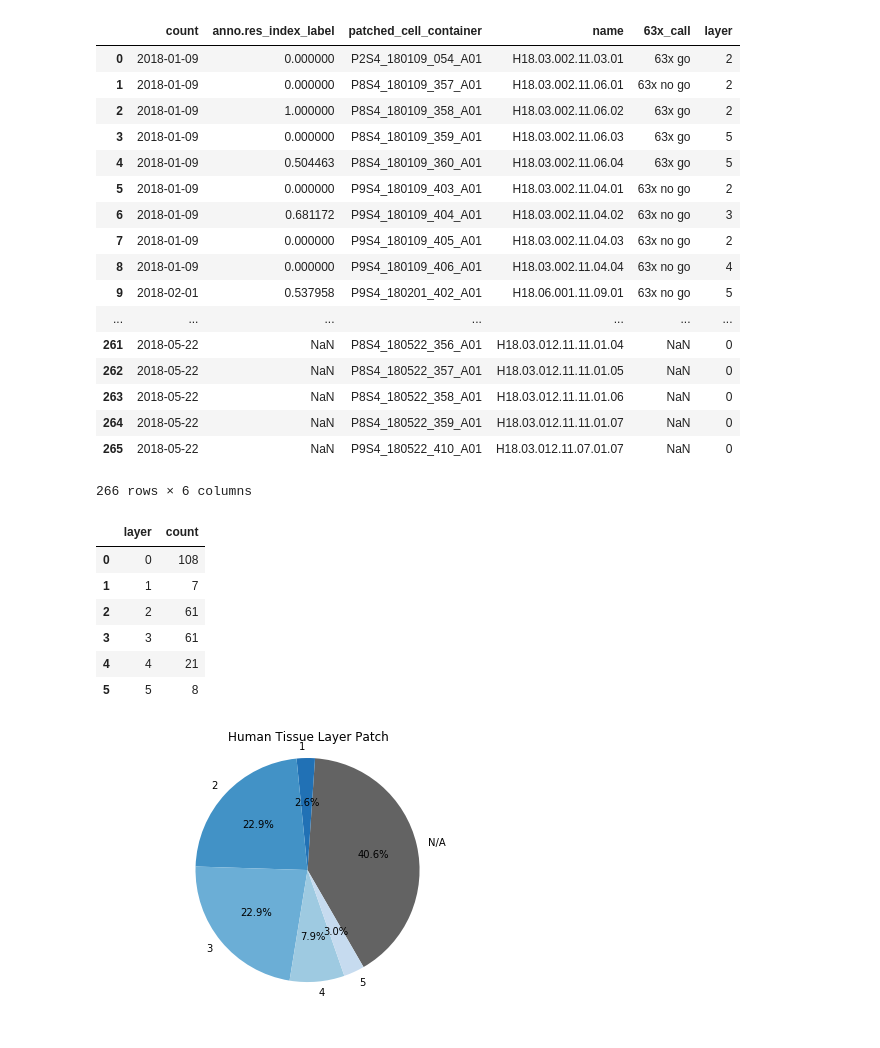
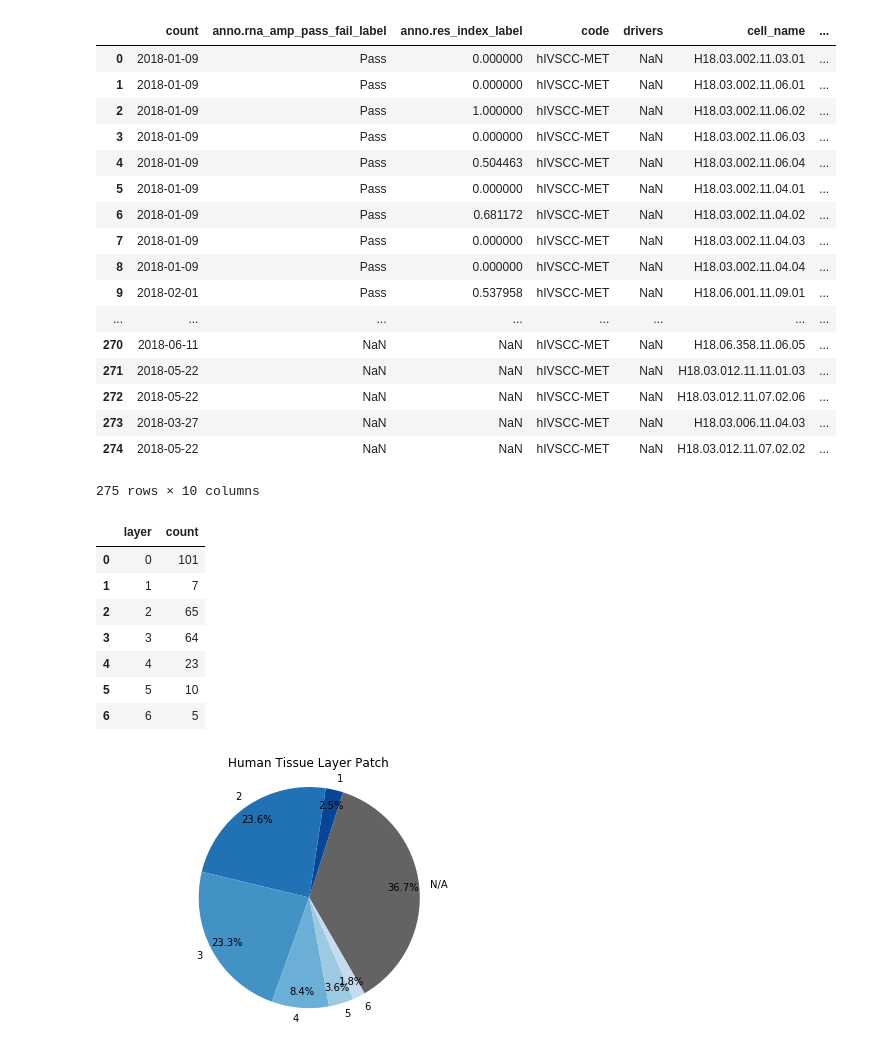
Before and after one commit to ru57y34nn/SMART_goals, a Jupyter notebook: src/Human_Layer_Pie_Chart.ipynb, the cells around one changed output. Cells and saved outputs as stored; diff of their text form; code cells hidden in the pictures.

```diff
--- a/src/Human_Layer_Pie_Chart.ipynb
+++ b/src/Human_Layer_Pie_Chart.ipynb
@@ -14,11 +14,11 @@ import os
 import pathlib2
 %matplotlib inline
 # %%
-home = pathlib2.Path.home()
-full_path = home/"documents"/"github"/"SMART_goals"/"data"/"human_smart_data.csv"
-full_path = str(full_path)
-full_path
-hdata = pd.read_csv(full_path)
+#home = pathlib2.Path.home()
+#full_path = home/"documents"/"github"/"SMART_goals"/"data"/"human_smart_data.csv"
+#full_path = str(full_path)
+#full_path
+hdata = pd.read_csv('../data/human_smart_data.csv')
 # %%
 hdata['layer'].fillna(0, inplace=True)
 hdata['layer'] = hdata['layer'].astype(int)
@@ -27,24 +27,24 @@ hdata = hdata.rename(columns = {'recording_date':'count'})
 
 hdata
 # %% [output]
-|  | count | anno.res_index_label | patched_cell_container | name | 63x_call | layer |
-| 0 | 2018-01-09 | 0.000000 | P2S4_180109_054_A01 | H18.03.002.11.03.01 | 63x go | 2 |
-| 1 | 2018-01-09 | 0.000000 | P8S4_180109_357_A01 | H18.03.002.11.06.01 | 63x no go | 2 |
-| 2 | 2018-01-09 | 1.000000 | P8S4_180109_358_A01 | H18.03.002.11.06.02 | 63x go | 2 |
-| 3 | 2018-01-09 | 0.000000 | P8S4_180109_359_A01 | H18.03.002.11.06.03 | 63x go | 5 |
-| 4 | 2018-01-09 | 0.504463 | P8S4_180109_360_A01 | H18.03.002.11.06.04 | 63x go | 5 |
-| 5 | 2018-01-09 | 0.000000 | P9S4_180109_403_A01 | H18.03.002.11.04.01 | 63x no go | 2 |
-| 6 | 2018-01-09 | 0.681172 | P9S4_180109_404_A01 | H18.03.002.11.04.02 | 63x no go | 3 |
-| 7 | 2018-01-09 | 0.000000 | P9S4_180109_405_A01 | H18.03.002.11.04.03 | 63x no go | 2 |
-| 8 | 2018-01-09 | 0.000000 | P9S4_180109_406_A01 | H18.03.002.11.04.04 | 63x no go | 4 |
-| 9 | 2018-02-01 | 0.537958 | P9S4_180201_402_A01 | H18.06.001.11.09.01 | 63x no go | 5 |
-| ... | ... | ... | ... | ... | ... | ... |
-| 261 | 2018-05-22 | NaN | P8S4_180522_356_A01 | H18.03.012.11.11.01.04 | NaN | 0 |
-| 262 | 2018-05-22 | NaN | P8S4_180522_357_A01 | H18.03.012.11.11.01.05 | NaN | 0 |
-| 263 | 2018-05-22 | NaN | P8S4_180522_358_A01 | H18.03.012.11.11.01.06 | NaN | 0 |
-| 264 | 2018-05-22 | NaN | P8S4_180522_359_A01 | H18.03.012.11.11.01.07 | NaN | 0 |
-| 265 | 2018-05-22 | NaN | P9S4_180522_410_A01 | H18.03.012.11.07.01.07 | NaN | 0 |
+|  | count | anno.rna_amp_pass_fail_label | anno.res_index_label | code | drivers | cell_name | ... |
+| 0 | 2018-01-09 | Pass | 0.000000 | hIVSCC-MET | NaN | H18.03.002.11.03.01 | ... |
+| 1 | 2018-01-09 | Pass | 0.000000 | hIVSCC-MET | NaN | H18.03.002.11.06.01 | ... |
+| 2 | 2018-01-09 | Pass | 1.000000 | hIVSCC-MET | NaN | H18.03.002.11.06.02 | ... |
+| 3 | 2018-01-09 | Pass | 0.000000 | hIVSCC-MET | NaN | H18.03.002.11.06.03 | ... |
+| 4 | 2018-01-09 | Pass | 0.504463 | hIVSCC-MET | NaN | H18.03.002.11.06.04 | ... |
+| 5 | 2018-01-09 | Pass | 0.000000 | hIVSCC-MET | NaN | H18.03.002.11.04.01 | ... |
+| 6 | 2018-01-09 | Pass | 0.681172 | hIVSCC-MET | NaN | H18.03.002.11.04.02 | ... |
+| 7 | 2018-01-09 | Pass | 0.000000 | hIVSCC-MET | NaN | H18.03.002.11.04.03 | ... |
+| 8 | 2018-01-09 | Pass | 0.000000 | hIVSCC-MET | NaN | H18.03.002.11.04.04 | ... |
+| 9 | 2018-02-01 | Pass | 0.537958 | hIVSCC-MET | NaN | H18.06.001.11.09.01 | ... |
+| ... | ... | ... | ... | ... | ... | ... | ... |
+| 270 | 2018-06-11 | NaN | NaN | hIVSCC-MET | NaN | H18.06.358.11.06.05 | ... |
+| 271 | 2018-05-22 | NaN | NaN | hIVSCC-MET | NaN | H18.03.012.11.11.01.03 | ... |
+| 272 | 2018-05-22 | NaN | NaN | hIVSCC-MET | NaN | H18.03.012.11.07.02.06 | ... |
+| 273 | 2018-03-27 | NaN | NaN | hIVSCC-MET | NaN | H18.03.006.11.04.03 | ... |
+| 274 | 2018-05-22 | NaN | NaN | hIVSCC-MET | NaN | H18.03.012.11.07.02.02 | ... |
-266 rows × 6 columns
+275 rows × 10 columns
 # %%
 hdata = hdata[['layer', 'count']]
 hdata = hdata.groupby(['layer']).count().reset_index()
@@ -52,21 +52,23 @@ hdata = hdata.groupby(['layer']).count().reset_index()
 hdata
 # %% [output]
 |  | layer | count |
-| 0 | 0 | 108 |
+| 0 | 0 | 101 |
 | 1 | 1 | 7 |
-| 2 | 2 | 61 |
-| 3 | 3 | 61 |
-| 4 | 4 | 21 |
-| 5 | 5 | 8 |
+| 2 | 2 | 65 |
+| 3 | 3 | 64 |
+| 4 | 4 | 23 |
+| 5 | 5 | 10 |
+| 6 | 6 | 5 |
 # %%
-colors = ['#636363', '#2171b5', '#4292c6', '#6baed6', '#9ecae1', '#c6dbef']
-labels = ['N/A', '1', '2', '3', '4', '5']
+colors = ['#636363', '#084594', '#2171b5', '#4292c6', '#6baed6', '#9ecae1', '#c6dbef']
+labels = ['N/A', '1', '2', '3', '4', '5', '6']
 
-ax1 = hdata.plot(kind = 'pie', y='count', labels=labels, autopct='%1.1f%%',labeldistance=1.1, legend=False,
+ax1 = hdata.plot(kind = 'pie', y='count', labels=labels, autopct='%1.1f%%', pctdistance=0.85, labeldistance=1.1, legend=False,
                 title = 'Human Tissue Layer Patch', colors = colors, startangle = -60)
 plt.axes().set_ylabel('')
 
 ax1.axis('equal')
 plt.tight_layout()
+plt.savefig('../figures/Human_tissue_layer', dpi=300, bbox_inches="tight")
 # %% [output]
-[figure, old version]
+[figure, new version]
```
Also changed, not shown: 2 other files.
